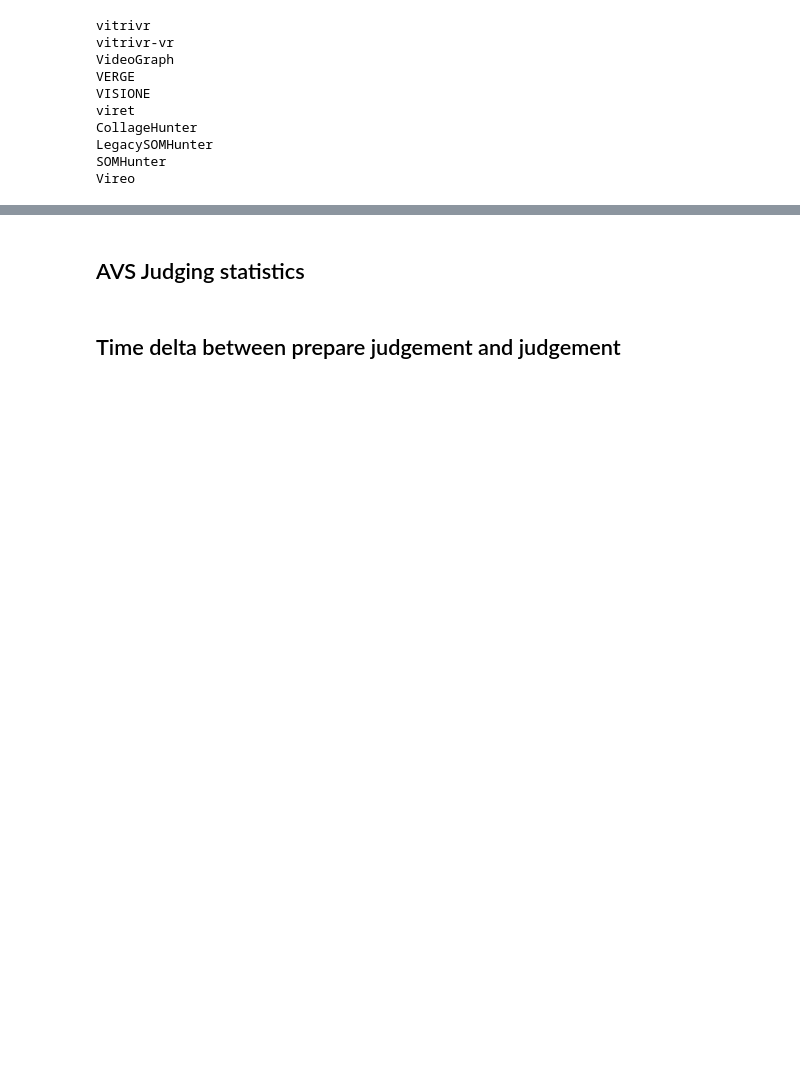
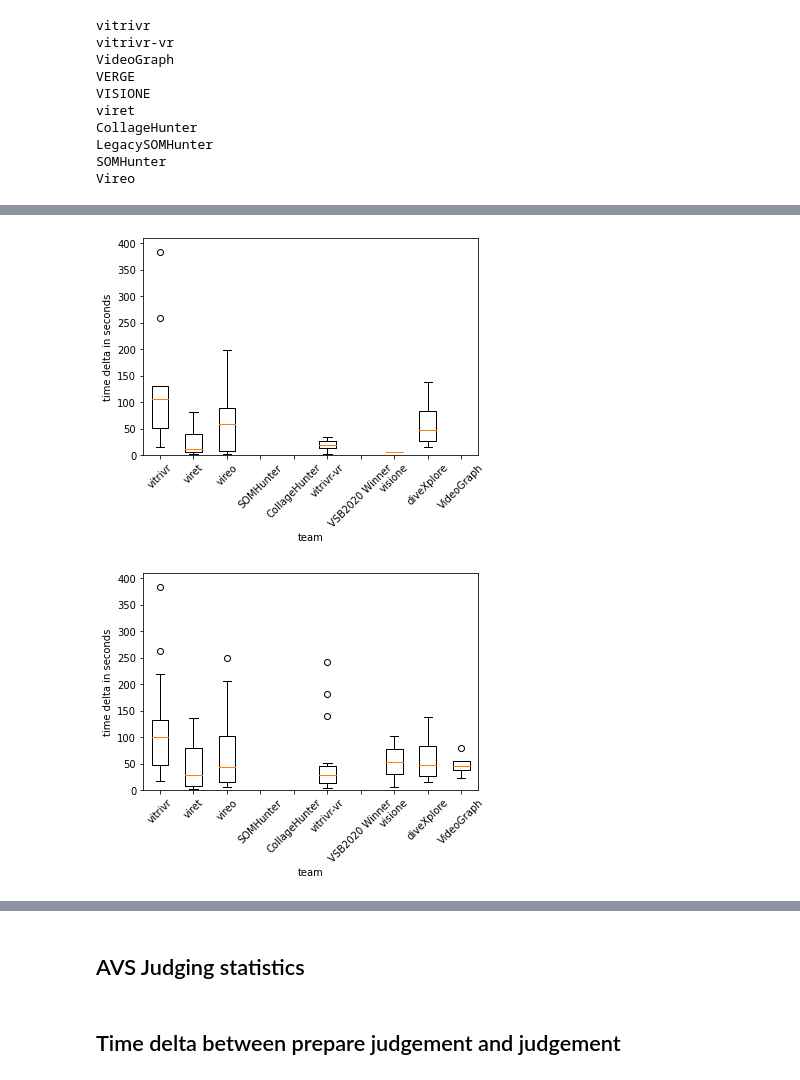
Before and after one commit to vGsteiger/VBS-Analysis, a Jupyter notebook: code/VBSEvaluation.ipynb, the cells around one changed output, grey strips where cells are left out. Saved outputs shown, nothing was run; the diff lists cells and outputs as text; code cells hidden in the pictures; blank space fills up the shorter version.

```diff
--- a/code/VBSEvaluation.ipynb
+++ b/code/VBSEvaluation.ipynb
@@ -1496,0 +1604,49 @@ plt.savefig('figs/delta_videos_bc.pdf', format='pdf', bbox_inches="tight")
+# %%
+plot_teams = ['vitrivr', 'viret', 'vireo', 'SOMHunter', 'CollageHunter',
+    'vitrivr-vr', 'VSB2020 Winner', 'visione', 'diveXplore', 'VideoGraph']
+
+shot_deltas = []
+shot_deltas.append(delta_shot_vitrivr_c)
+shot_deltas.append(delta_shot_viret_c)
+shot_deltas.append(delta_shot_vireo_c)
+shot_deltas.append(delta_shot_som_c)
+shot_deltas.append(delta_shot_collage_hunter_c)
+shot_deltas.append(delta_shot_vitrivr_vr_c)
+shot_deltas.append(delta_shot_legacy_som_c)
+shot_deltas.append(delta_shot_visione_c)
+shot_deltas.append(delta_shot_diveXplore_c)
+shot_deltas.append(delta_shot_video_graph_c)
+
+plt.boxplot(shot_deltas)
+plt.ylabel('time delta in seconds')
+plt.xlabel('team')
+plt.xticks([i + 1 for i in range(10)], plot_teams)
+plt.xticks(rotation=45)
+plt.ylim([0,410])
+plt.savefig('figs/delta_shots_c300.pdf', format='pdf', bbox_inches="tight")
+plt.show()
+plot_teams = ['vitrivr', 'viret', 'vireo', 'SOMHunter', 'CollageHunter',
+    'vitrivr-vr', 'VSB2020 Winner', 'visione', 'diveXplore', 'VideoGraph']
+
+video_deltas = []
+video_deltas.append(delta_video_vitrivr_c)
+video_deltas.append(delta_video_viret_c)
+video_deltas.append(delta_video_vireo_c)
+video_deltas.append(delta_video_som_c)
+video_deltas.append(delta_video_collage_hunter_c)
+video_deltas.append(delta_video_vitrivr_vr_c)
+video_deltas.append(delta_video_legacy_som_c)
+video_deltas.append(delta_video_visione_c)
+video_deltas.append(delta_video_diveXplore_c)
+video_deltas.append(delta_video_video_graph_c)
+
+plt.boxplot(video_deltas)
+plt.ylabel('time delta in seconds')
+plt.xlabel('team')
+plt.ylim([0,410])
+plt.xticks([i + 1 for i in range(10)], plot_teams)
+plt.xticks(rotation=45)
+plt.savefig('figs/delta_videos_c300.pdf', format='pdf', bbox_inches="tight")
+# %% [output]
+[figure, added]
+[figure, added]
```
Also changed, not shown: parts of 29 cells of this notebook, 15 other files.
